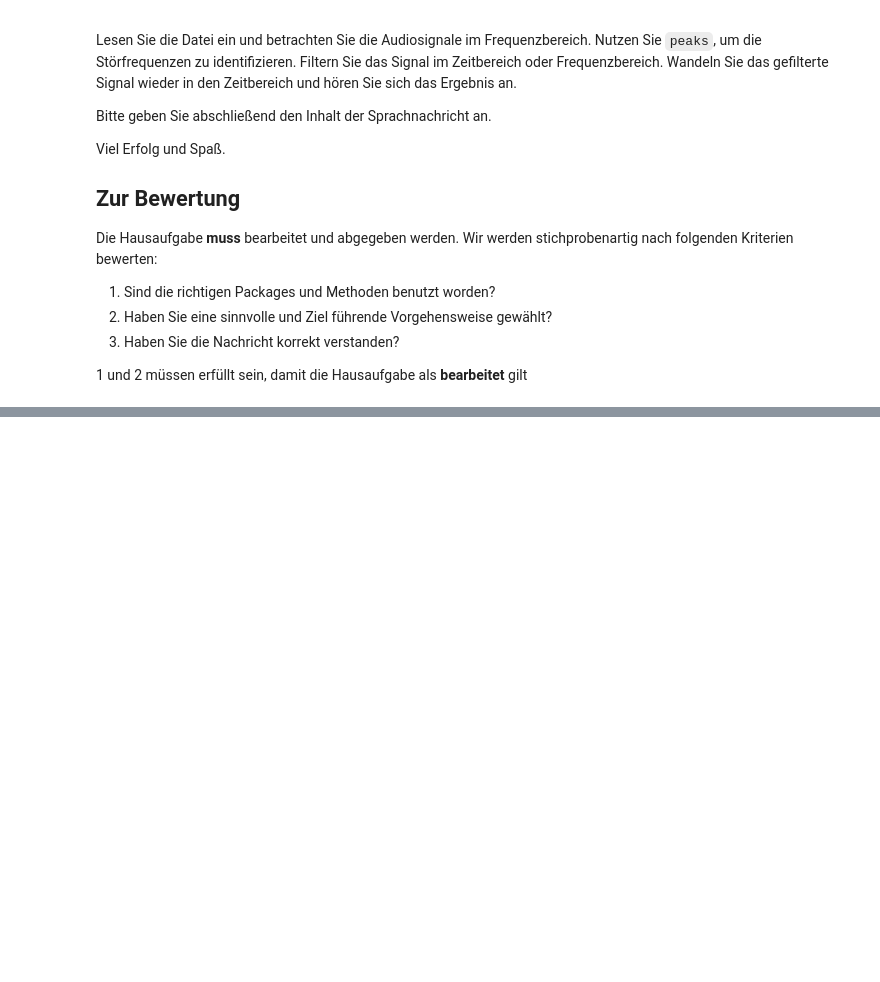
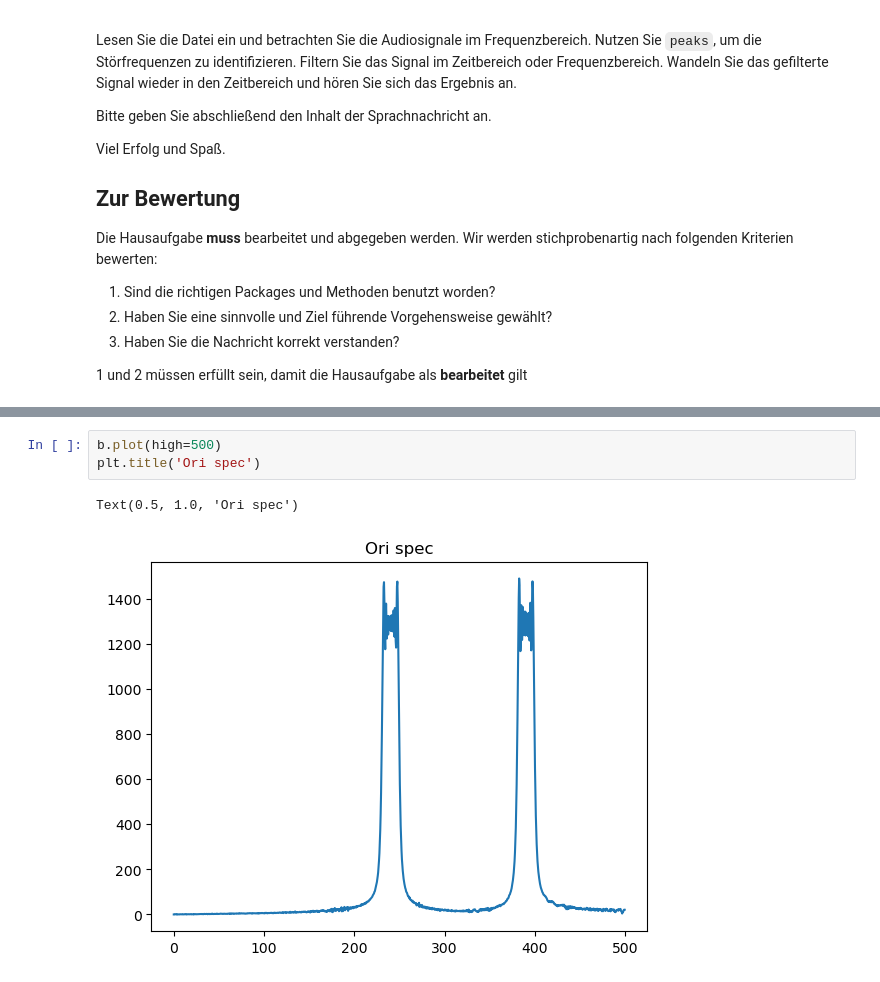
Before and after one commit to bopthoughts/FH-Aachen_IT2, a Jupyter notebook: HA03/HA03.ipynb, the cells around one changed output, grey strips where cells are left out. Cells and saved outputs as stored; diff of their text form; blank space fills up the shorter version.

```diff
--- a/HA03/HA03.ipynb
+++ b/HA03/HA03.ipynb
@@ -28,0 +43,6 @@ Die Hausaufgabe __muss__ bearbeitet und abgegeben werden. Wir werden stichproben
+# %%
+b.plot(high=500)
+plt.title('Ori spec')
+# %% [output]
+Text(0.5, 1.0, 'Ori spec')
+[figure, added]
```
Also changed, not shown: parts of 5 cells of this notebook, 1 other file.
